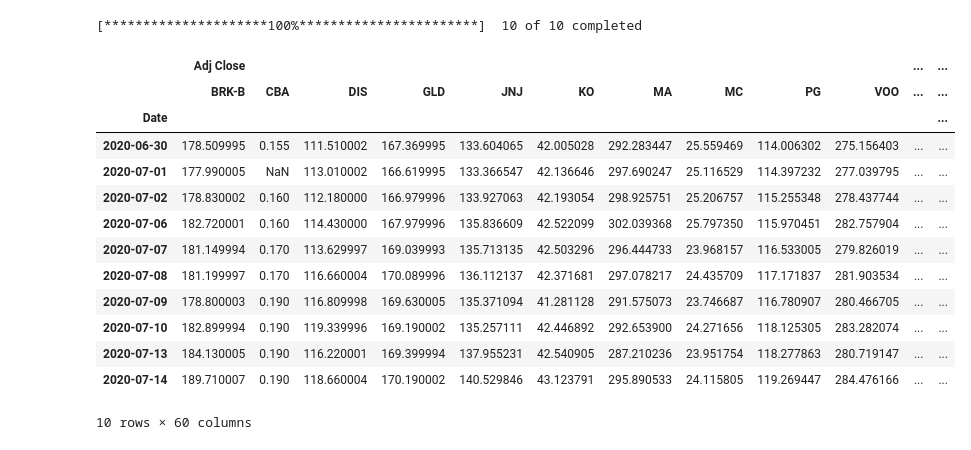
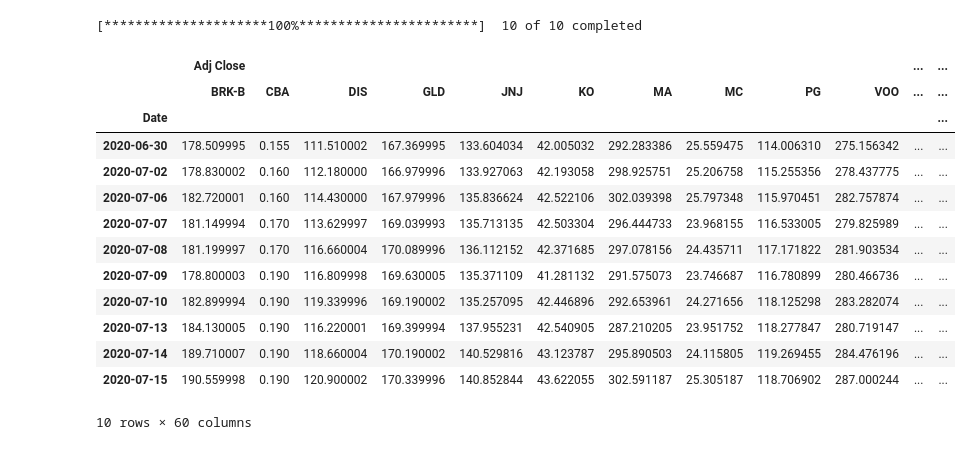
Before and after one commit to angusclark1/Project-1, a Jupyter notebook: OLDAGE.ipynb, the cells around one changed output. Cells and saved outputs as stored; diff of their text form; code cells hidden in the pictures.

```diff
--- a/OLDAGE.ipynb
+++ b/OLDAGE.ipynb
@@ -9,27 +9,31 @@ from MCForecastTools import MCSimulation
 import hvplot.pandas
 # %%
 # Set the data frame paramters for simulation
-tickers = ['DIS', 'MC', 'KO', 'CBA', 'MA', 'PG', 'BRK-B', 'JNJ', 'GLD', 'VOO']
-data = yf.download(tickers, start="2020-07-01", end="2022-06-01")
+tickers = ['DIS', 'MC', 'KO', 'CBA', 'MA', 'PG',
+           'BRK-B', 'JNJ', 'GLD', 'VOO']
+
+data = yf.download(tickers, start="2020-07-01",
+                   end="2022-06-01")
+
+data.dropna(inplace=True)
+
+data.head(10)
 # %% [output]
 [*********************100%***********************]  10 of 10 completed
+|  | Adj Close |  |  |  |  |  |  |  |  |  | ... | ... |
+|  | BRK-B | CBA | DIS | GLD | JNJ | KO | MA | MC | PG | VOO | ... | ... |
+| Date |  |  |  |  |  |  |  |  |  |  |  | ... |
+| 2020-06-30 | 178.509995 | 0.155 | 111.510002 | 167.369995 | 133.604034 | 42.005032 | 292.283386 | 25.559475 | 114.006310 | 275.156342 | ... | ... |
+| 2020-07-02 | 178.830002 | 0.160 | 112.180000 | 166.979996 | 133.927063 | 42.193058 | 298.925751 | 25.206758 | 115.255356 | 278.437775 | ... | ... |
+| 2020-07-06 | 182.720001 | 0.160 | 114.430000 | 167.979996 | 135.836624 | 42.522106 | 302.039398 | 25.797348 | 115.970451 | 282.757874 | ... | ... |
+| 2020-07-07 | 181.149994 | 0.170 | 113.629997 | 169.039993 | 135.713135 | 42.503304 | 296.444733 | 23.968155 | 116.533005 | 279.825989 | ... | ... |
+| 2020-07-08 | 181.199997 | 0.170 | 116.660004 | 170.089996 | 136.112152 | 42.371685 | 297.078156 | 24.435711 | 117.171822 | 281.903534 | ... | ... |
+| 2020-07-09 | 178.800003 | 0.190 | 116.809998 | 169.630005 | 135.371109 | 41.281132 | 291.575073 | 23.746687 | 116.780899 | 280.466736 | ... | ... |
+| 2020-07-10 | 182.899994 | 0.190 | 119.339996 | 169.190002 | 135.257095 | 42.446896 | 292.653961 | 24.271656 | 118.125298 | 283.282074 | ... | ... |
+| 2020-07-13 | 184.130005 | 0.190 | 116.220001 | 169.399994 | 137.955231 | 42.540905 | 287.210205 | 23.951752 | 118.277847 | 280.719147 | ... | ... |
+| 2020-07-14 | 189.710007 | 0.190 | 118.660004 | 170.190002 | 140.529816 | 43.123787 | 295.890503 | 24.115805 | 119.269455 | 284.476196 | ... | ... |
+| 2020-07-15 | 190.559998 | 0.190 | 120.900002 | 170.339996 | 140.852844 | 43.622055 | 302.591187 | 25.305187 | 118.706902 | 287.000244 | ... | ... |
+10 rows × 60 columns
-# %%
-data.head(10)
-# %% [output]
-|  | Adj Close |  |  |  |  |  |  |  |  |  | ... | ... |
-|  | BRK-B | CBA | DIS | GLD | JNJ | KO | MA | MC | PG | VOO | ... | ... |
-| Date |  |  |  |  |  |  |  |  |  |  |  | ... |
-| 2020-06-30 | 178.509995 | 0.155 | 111.510002 | 167.369995 | 133.604065 | 42.005028 | 292.283447 | 25.559469 | 114.006302 | 275.156403 | ... | ... |
-| 2020-07-01 | 177.990005 | NaN | 113.010002 | 166.619995 | 133.366547 | 42.136646 | 297.690247 | 25.116529 | 114.397232 | 277.039795 | ... | ... |
-| 2020-07-02 | 178.830002 | 0.160 | 112.180000 | 166.979996 | 133.927063 | 42.193054 | 298.925751 | 25.206757 | 115.255348 | 278.437744 | ... | ... |
-| 2020-07-06 | 182.720001 | 0.160 | 114.430000 | 167.979996 | 135.836609 | 42.522099 | 302.039368 | 25.797350 | 115.970451 | 282.757904 | ... | ... |
-| 2020-07-07 | 181.149994 | 0.170 | 113.629997 | 169.039993 | 135.713135 | 42.503296 | 296.444733 | 23.968157 | 116.533005 | 279.826019 | ... | ... |
-| 2020-07-08 | 181.199997 | 0.170 | 116.660004 | 170.089996 | 136.112137 | 42.371681 | 297.078217 | 24.435709 | 117.171837 | 281.903534 | ... | ... |
-| 2020-07-09 | 178.800003 | 0.190 | 116.809998 | 169.630005 | 135.371094 | 41.281128 | 291.575073 | 23.746687 | 116.780907 | 280.466705 | ... | ... |
-| 2020-07-10 | 182.899994 | 0.190 | 119.339996 | 169.190002 | 135.257111 | 42.446892 | 292.653900 | 24.271656 | 118.125305 | 283.282074 | ... | ... |
-| 2020-07-13 | 184.130005 | 0.190 | 116.220001 | 169.399994 | 137.955231 | 42.540905 | 287.210236 | 23.951754 | 118.277863 | 280.719147 | ... | ... |
-| 2020-07-14 | 189.710007 | 0.190 | 118.660004 | 170.190002 | 140.529846 | 43.123791 | 295.890533 | 24.115805 | 119.269447 | 284.476166 | ... | ... |
-10 rows × 60 columns
 # %%
 # Set simulation paramters
 MC_year = MCSimulation(
```
Also changed, not shown: parts of 12 cells of this notebook.
